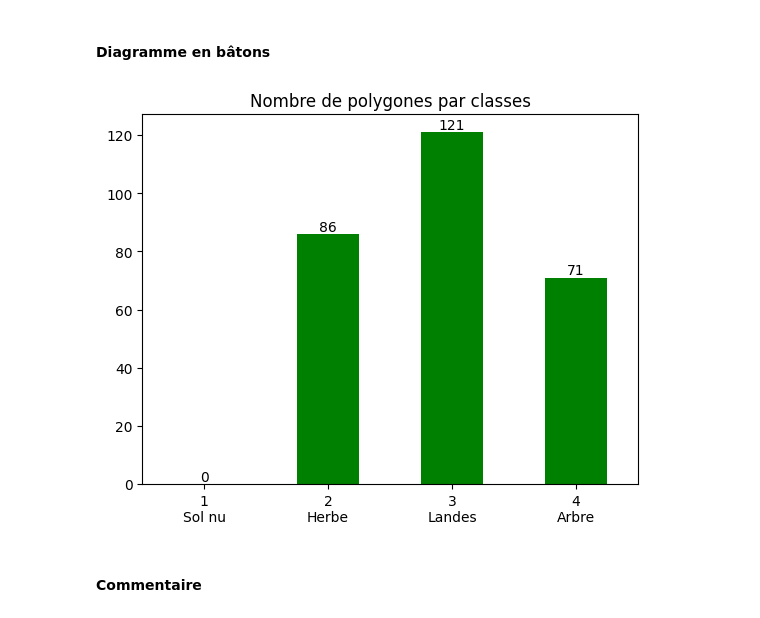
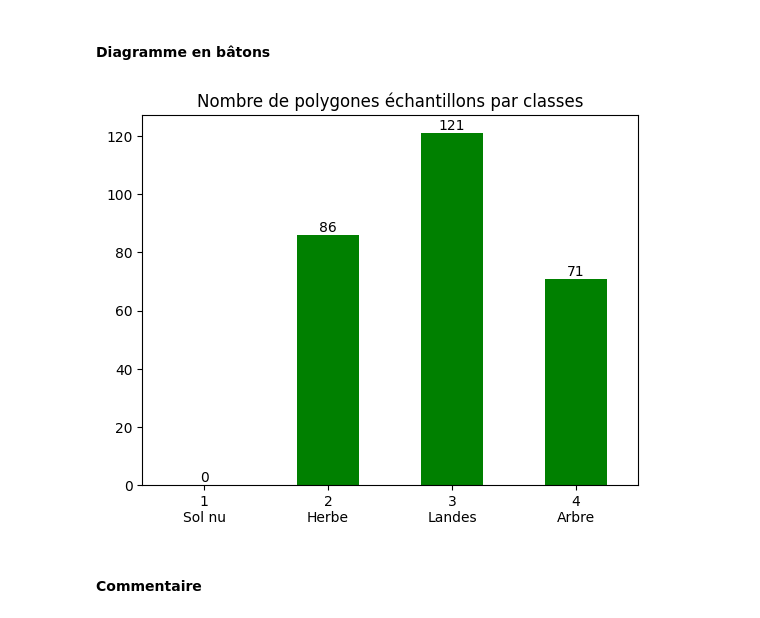
Before and after one commit to VT-94/projet_telea_THORIN_VINCENT, a Jupyter notebook: projet_telea_THORIN_VINCENT.ipynb, the cells around one changed output. Cells and saved outputs as stored; diff of their text form; code cells hidden in the pictures.

```diff
--- a/projet_telea_THORIN_VINCENT.ipynb
+++ b/projet_telea_THORIN_VINCENT.ipynb
@@ -34,35 +34,35 @@ counts = (
     .value_counts()
     .reindex(labels_strates.keys())
     .fillna(0)
 )
 
 fig, ax = plt.subplots()
 counts.plot(kind="bar", ax=ax, color="green")
 
 # Affiche les valeurs
 for i, val in enumerate(counts):
     ax.text(i, val, int(val), ha="center", va="bottom")
 
 # Labels de l'axe X depuis le dictionnaire
 ax.set_xticklabels([f"{s}\n{labels_strates[s]}" for s in counts.index], rotation=0)
 
 # Titres graphique et axes
-ax.set_title("Nombre de polygones par classes")
+ax.set_title("Nombre de polygones échantillons par classes")
 plt.xlabel('')
 plt.ylabel('')
 
 # Sortie
 results_dir = os.path.join("..","results", "figure")
 
 os.makedirs(results_dir,exist_ok=True) # Crée le dossier s'il n'existe pas
 
 results_path = os.path.join(results_dir, "diag_baton_nb_poly_by_class.png")
 
 plt.savefig(results_path)
 
 plt.show()
 # %% [output]
-[figure, old version]
+[figure, new version]
 # %% [markdown]
 #### Commentaire
 # %% [markdown]
```
Also changed, not shown: parts of 3 cells of this notebook.
